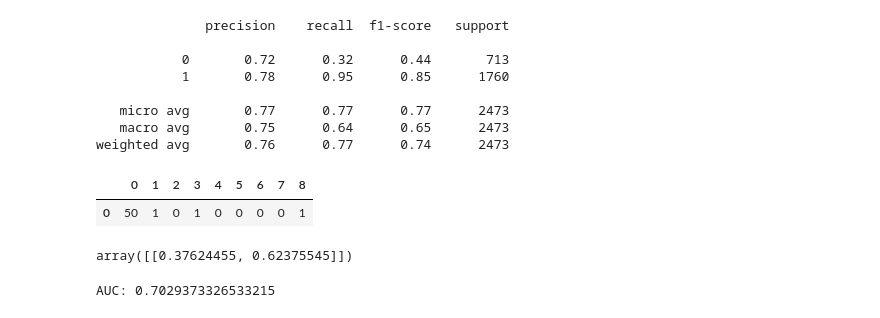
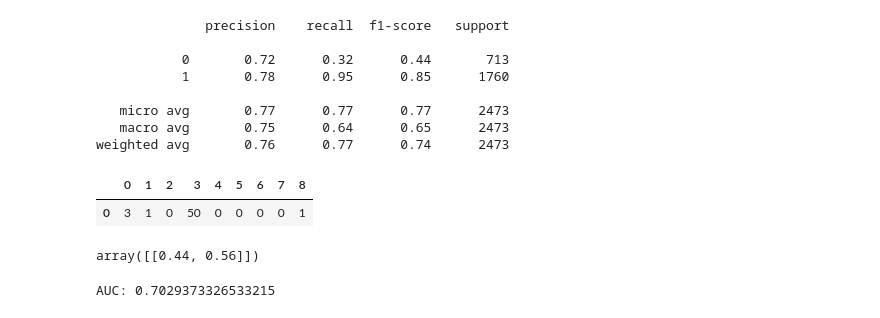
Before and after one commit to rokaandy/mfp-nutrition-survival-analysis, a Jupyter notebook: nutrition.ipynb, the cells around one changed output. Drawn from its saved outputs; the diff is of its cells as text; code cells hidden in the pictures.

```diff
--- a/nutrition.ipynb
+++ b/nutrition.ipynb
@@ -428,16 +414,16 @@ print(classification_report(y_test, loreg_preds))
    macro avg       0.75      0.64      0.65      2473
 weighted avg       0.76      0.77      0.74      2473
 # %%
-p = np.array((50, 1, 0, 1, 0, 0, 0, 0, 1))
+p = np.array((3, 1, 0, 50, 0, 0, 0, 0, 1))
 p_df = pd.DataFrame(p).T
 p_df
 # %% [output]
 |  | 0 | 1 | 2 | 3 | 4 | 5 | 6 | 7 | 8 |
-| 0 | 50 | 1 | 0 | 1 | 0 | 0 | 0 | 0 | 1 |
+| 0 | 3 | 1 | 0 | 50 | 0 | 0 | 0 | 0 | 1 |
 # %%
-loreg.predict_proba(p_df)
+loreg.predict_proba(p_df).round(2)
 # %% [output]
-array([[0.37624455, 0.62375545]])
+array([[0.44, 0.56]])
 # %%
 y_score = loreg.decision_function(X_test)
 
```
Also changed, not shown: parts of 9 cells of this notebook, 4 other files.
